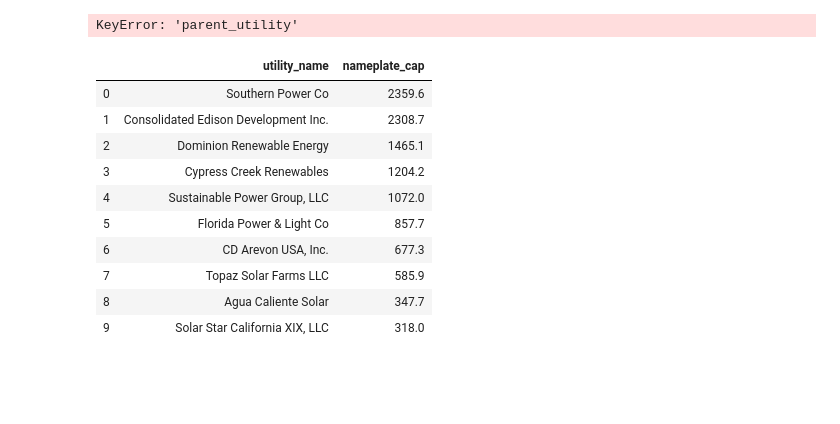
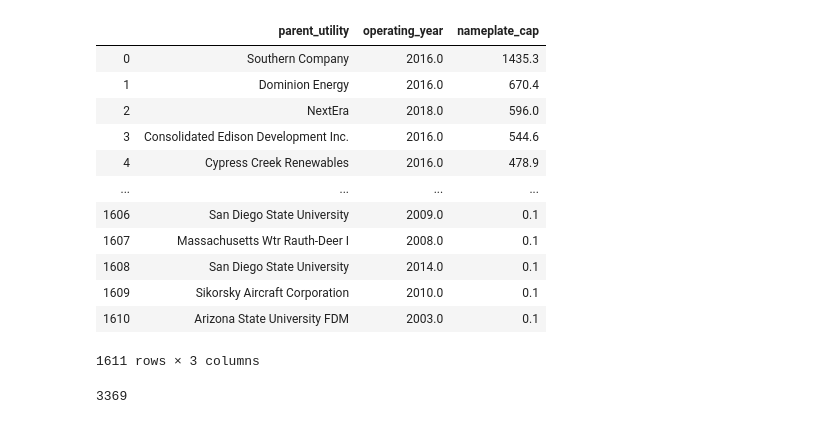
Before and after one commit to rachelsanderson/reduced-form, a Jupyter notebook: Analyses/GeneratorData/generators-by-utility.ipynb, the cells around one changed output. Saved outputs shown, nothing was run; the diff lists cells and outputs as text; code cells hidden in the pictures; blank space fills up the shorter version.

```diff
--- a/Analyses/GeneratorData/generators-by-utility.ipynb
+++ b/Analyses/GeneratorData/generators-by-utility.ipynb
@@ -90,18 +57,20 @@ gen['parent_utility']=gen['parent_utility'].fillna(gen['utility_name'])
 # %%
-gen[gen['technology']=='Solar Photovoltaic'].groupby(['parent_utility','operating_year']).nameplate_cap.sum().sort_values(ascending=False).head(10)
+solar.groupby(['parent_utility','operating_year']).nameplate_cap.sum().sort_values(ascending=False).reset_index()
 # %% [output]
+|  | parent_utility | operating_year | nameplate_cap |
+| 0 | Southern Company | 2016.0 | 1435.3 |
+| 1 | Dominion Energy | 2016.0 | 670.4 |
+| 2 | NextEra | 2018.0 | 596.0 |
+| 3 | Consolidated Edison Development Inc. | 2016.0 | 544.6 |
+| 4 | Cypress Creek Renewables | 2016.0 | 478.9 |
+| ... | ... | ... | ... |
+| 1606 | San Diego State University | 2009.0 | 0.1 |
+| 1607 | Massachusetts Wtr Rauth-Deer I | 2008.0 | 0.1 |
+| 1608 | San Diego State University | 2014.0 | 0.1 |
+| 1609 | Sikorsky Aircraft Corporation | 2010.0 | 0.1 |
+| 1610 | Arizona State University FDM | 2003.0 | 0.1 |
-KeyError: 'parent_utility'
+1611 rows × 3 columns
-# %%
-gen[gen['technology']=='Solar Photovoltaic'].groupby('utility_name').nameplate_cap.sum().sort_values(ascending=False).reset_index().head(10)
-# %% [output]
-|  | utility_name | nameplate_cap |
-| 0 | Southern Power Co | 2359.6 |
-| 1 | Consolidated Edison Development Inc. | 2308.7 |
-| 2 | Dominion Renewable Energy | 1465.1 |
-| 3 | Cypress Creek Renewables | 1204.2 |
-| 4 | Sustainable Power Group, LLC | 1072.0 |
-| 5 | Florida Power & Light Co | 857.7 |
-| 6 | CD Arevon USA, Inc. | 677.3 |
-| 7 | Topaz Solar Farms LLC | 585.9 |
-| 8 | Agua Caliente Solar | 347.7 |
-| 9 | Solar Star California XIX, LLC | 318.0 |
+# %%
+len(solar)
+# %% [output]
+3369
```
Also changed, not shown: parts of 10 cells of this notebook, 1 other file.
